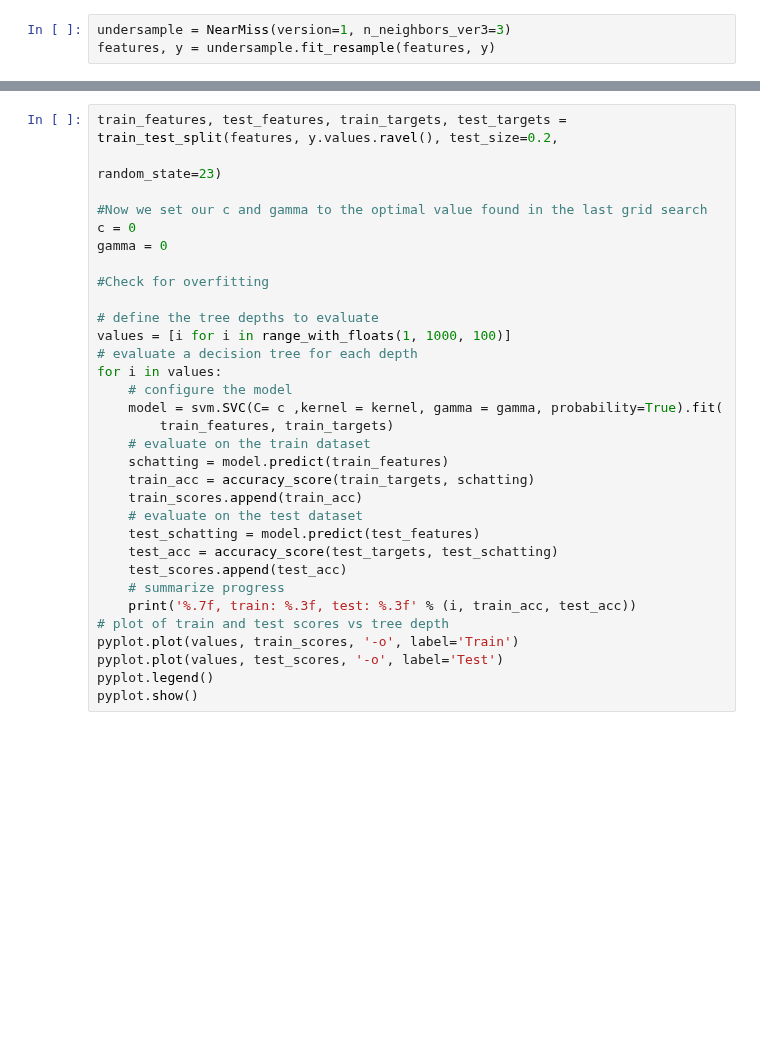
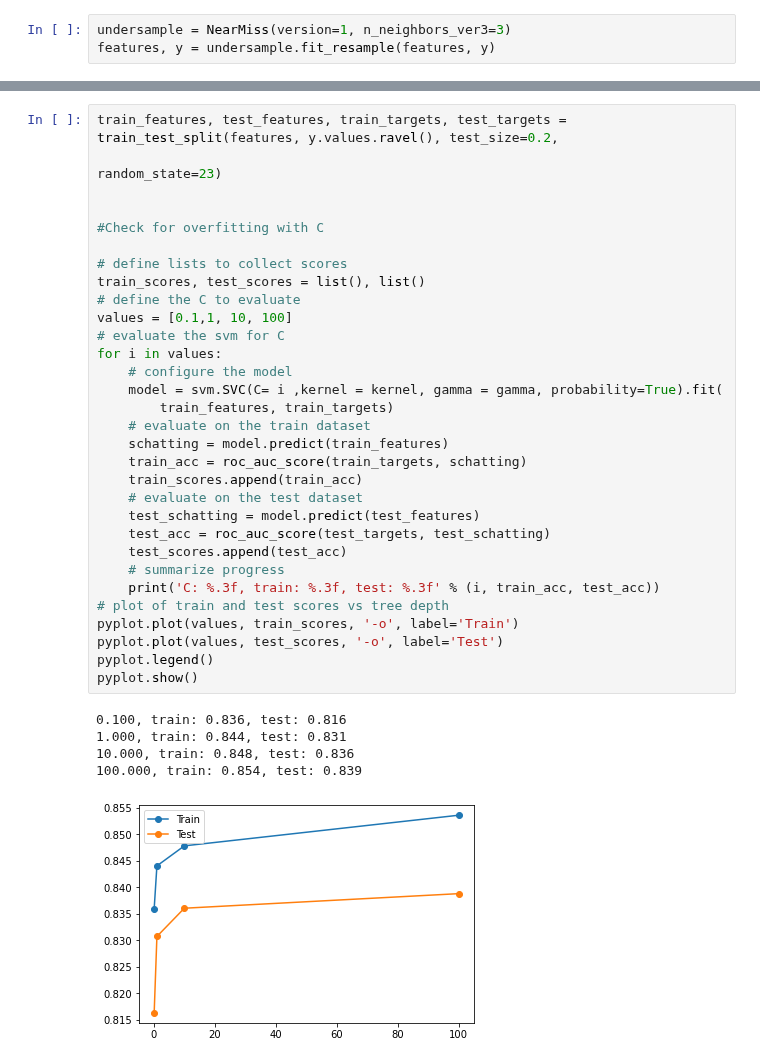
Before and after one commit to aojudo/seminar-marketing, a Jupyter notebook: SVM.ipynb, the cells around one changed output, grey strips where cells are left out. Saved outputs shown, nothing was run; the diff lists cells and outputs as text; blank space fills up the shorter version.

```diff
--- a/SVM.ipynb
+++ b/SVM.ipynb
@@ -149,32 +168,37 @@ KeyboardInterrupt:
 # %%
 train_features, test_features, train_targets, test_targets = train_test_split(features, y.values.ravel(), test_size=0.2,
                                                                                   random_state=23)
 
-#Now we set our c and gamma to the optimal value found in the last grid search
-c = 0
-gamma = 0
 
-#Check for overfitting
+#Check for overfitting with C
 
-# define the tree depths to evaluate
-values = [i for i in range_with_floats(1, 1000, 100)]
-# evaluate a decision tree for each depth
+# define lists to collect scores
+train_scores, test_scores = list(), list()
+# define the C to evaluate
+values = [0.1,1, 10, 100]
+# evaluate the svm for C
 for i in values:
     # configure the model
-    model = svm.SVC(C= c ,kernel = kernel, gamma = gamma, probability=True).fit(
+    model = svm.SVC(C= i ,kernel = kernel, gamma = gamma, probability=True).fit(
         train_features, train_targets)
     # evaluate on the train dataset
     schatting = model.predict(train_features)
-    train_acc = accuracy_score(train_targets, schatting)
+    train_acc = roc_auc_score(train_targets, schatting)
     train_scores.append(train_acc)
     # evaluate on the test dataset
     test_schatting = model.predict(test_features)
-    test_acc = accuracy_score(test_targets, test_schatting)
+    test_acc = roc_auc_score(test_targets, test_schatting)
     test_scores.append(test_acc)
     # summarize progress
-    print('%.7f, train: %.3f, test: %.3f' % (i, train_acc, test_acc))
+    print('C: %.3f, train: %.3f, test: %.3f' % (i, train_acc, test_acc))
 # plot of train and test scores vs tree depth
 pyplot.plot(values, train_scores, '-o', label='Train')
 pyplot.plot(values, test_scores, '-o', label='Test')
 pyplot.legend()
 pyplot.show()
+# %% [output]
+0.100, train: 0.836, test: 0.816
+1.000, train: 0.844, test: 0.831
+10.000, train: 0.848, test: 0.836
+100.000, train: 0.854, test: 0.839
+[figure, added]
```
Also changed, not shown: parts of 6 cells of this notebook, 1 other file.
